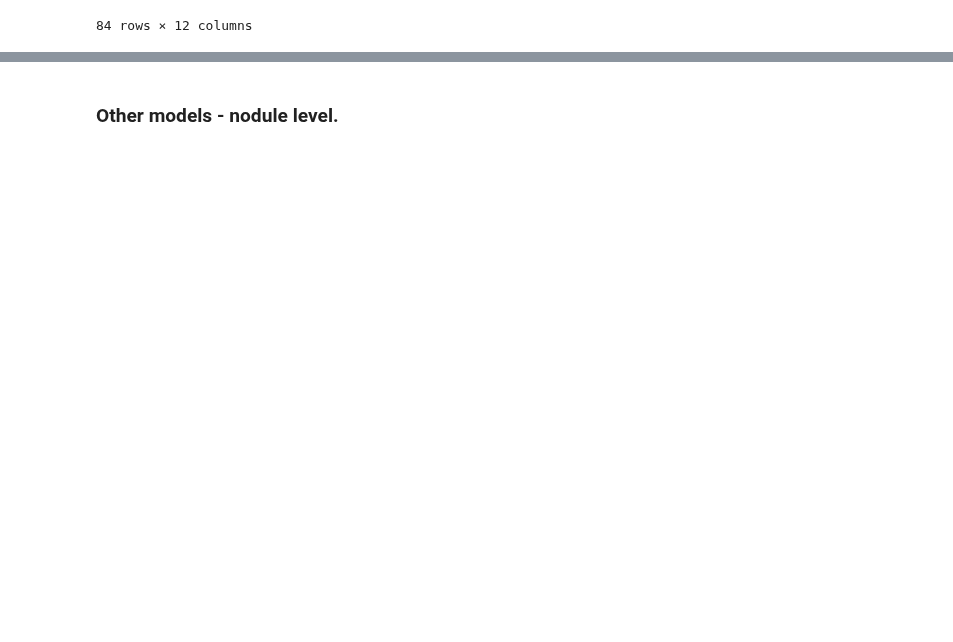
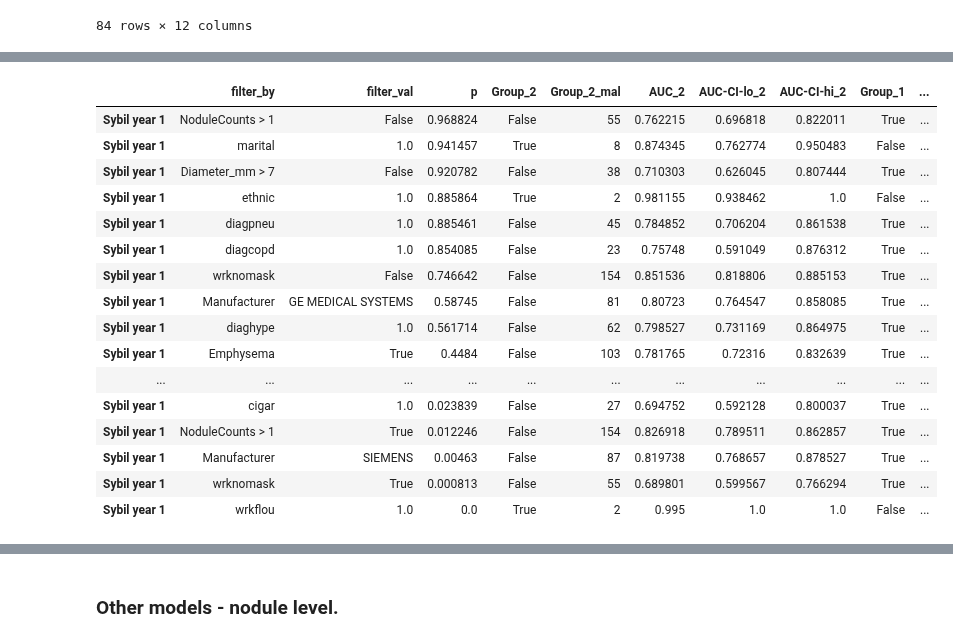
Before and after one commit to DIAGNijmegen/bodyct-lung-malignancy-fairness, a Jupyter notebook: save_all_roc_results.ipynb, the cells around one changed output, grey strips where cells are left out. Cells and saved outputs as stored; diff of their text form; code cells hidden in the pictures; blank space fills up the shorter version.

```diff
--- a/save_all_roc_results.ipynb
+++ b/save_all_roc_results.ipynb
@@ -223,0 +268,5 @@ result_df
+# %%
+nlst_preds, nlst_democols, MODELS = data.prep_nlst_preds(nlst_preds_nodule, nlst_democols_original, scanlevel=True, tijmen=False, sybil=True)
+print(len(nlst_preds), " scans")
+overweight_df = roc.save_results_isolate_confounders(nlst_preds, 'Overweight', nlst_democols['cat'], MODELS, csvpath=f'{RESULTS_DIR}/auroc-overweight-by-factors-nlst-{len(nlst_preds)}.csv')
+overweight_df
@@ -320,0 +431,23 @@ df[df['category'].isin(['demo'])].sort_values(by='p')[['attribute', 'p',
+# %%
+overweight_df[(overweight_df['filter_by'].isin(sybil_worse_df['attribute'])) & (overweight_df['col'] == 'sybil_year1')].sort_values(by='p', ascending=False)[['filter_by', 'filter_val', 'p',
+                                                       'Group_2', 'Group_2_mal', 'AUC_2', 'AUC-CI-lo_2', 'AUC-CI-hi_2',
+                                                       'Group_1', 'Group_1_mal', 'AUC_1', 'AUC-CI-lo_1', 'AUC-CI-hi_1',
+                                                       ]]
+# %% [output]
+|  | filter_by | filter_val | p | Group_2 | Group_2_mal | AUC_2 | AUC-CI-lo_2 | AUC-CI-hi_2 | Group_1 | ... |
+| Sybil year 1 | NoduleCounts > 1 | False | 0.968824 | False | 55 | 0.762215 | 0.696818 | 0.822011 | True | ... |
+| Sybil year 1 | marital | 1.0 | 0.941457 | True | 8 | 0.874345 | 0.762774 | 0.950483 | False | ... |
+| Sybil year 1 | Diameter_mm > 7 | False | 0.920782 | False | 38 | 0.710303 | 0.626045 | 0.807444 | True | ... |
+| Sybil year 1 | ethnic | 1.0 | 0.885864 | True | 2 | 0.981155 | 0.938462 | 1.0 | False | ... |
+| Sybil year 1 | diagpneu | 1.0 | 0.885461 | False | 45 | 0.784852 | 0.706204 | 0.861538 | True | ... |
+| Sybil year 1 | diagcopd | 1.0 | 0.854085 | False | 23 | 0.75748 | 0.591049 | 0.876312 | True | ... |
+| Sybil year 1 | wrknomask | False | 0.746642 | False | 154 | 0.851536 | 0.818806 | 0.885153 | True | ... |
+| Sybil year 1 | Manufacturer | GE MEDICAL SYSTEMS | 0.58745 | False | 81 | 0.80723 | 0.764547 | 0.858085 | True | ... |
+| Sybil year 1 | diaghype | 1.0 | 0.561714 | False | 62 | 0.798527 | 0.731169 | 0.864975 | True | ... |
+| Sybil year 1 | Emphysema | True | 0.4484 | False | 103 | 0.781765 | 0.72316 | 0.832639 | True | ... |
+| ... | ... | ... | ... | ... | ... | ... | ... | ... | ... | ... |
+| Sybil year 1 | cigar | 1.0 | 0.023839 | False | 27 | 0.694752 | 0.592128 | 0.800037 | True | ... |
+| Sybil year 1 | NoduleCounts > 1 | True | 0.012246 | False | 154 | 0.826918 | 0.789511 | 0.862857 | True | ... |
+| Sybil year 1 | Manufacturer | SIEMENS | 0.00463 | False | 87 | 0.819738 | 0.768657 | 0.878527 | True | ... |
+| Sybil year 1 | wrknomask | True | 0.000813 | False | 55 | 0.689801 | 0.599567 | 0.766294 | True | ... |
+| Sybil year 1 | wrkflou | 1.0 | 0.0 | True | 2 | 0.995 | 1.0 | 1.0 | False | ... |
```
Also changed, not shown: parts of 9 cells of this notebook, 3 other files.
